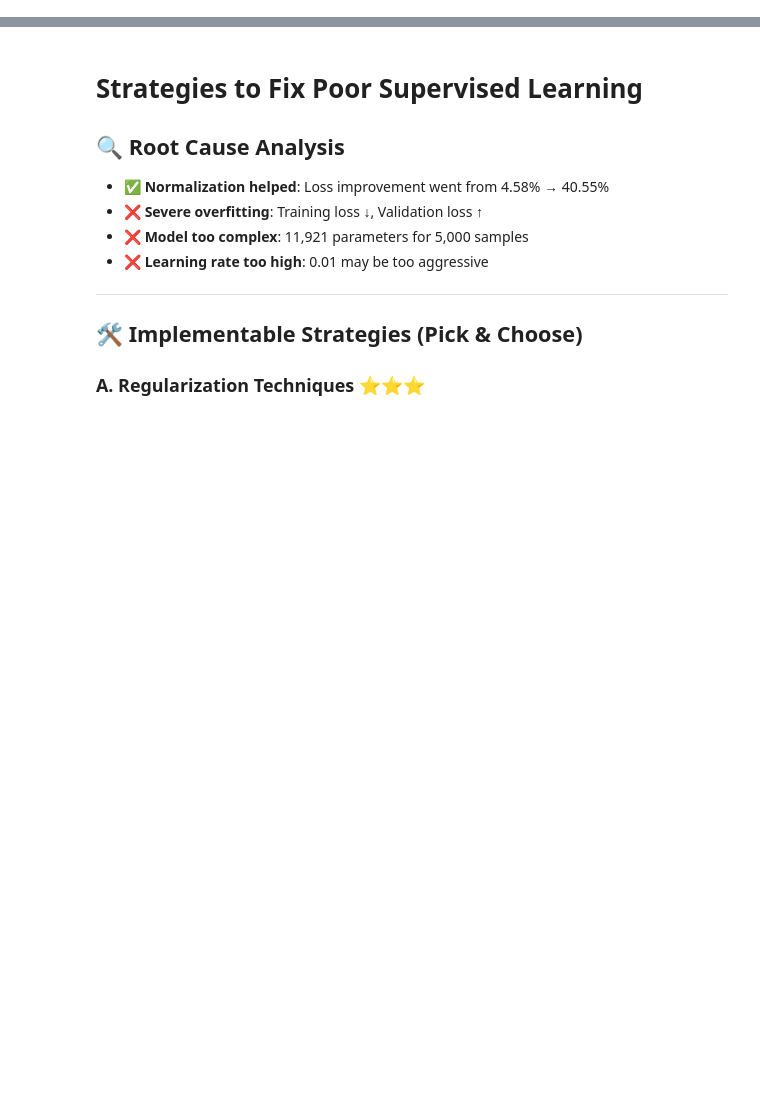
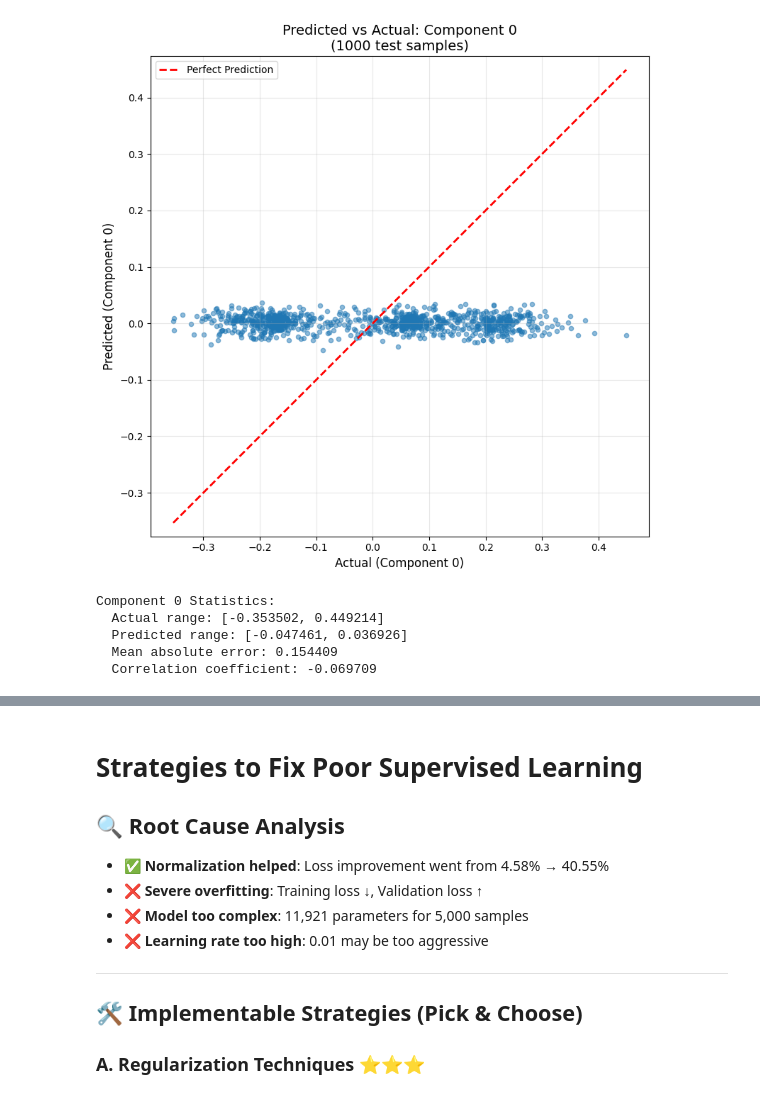
Before and after one commit to TomasSilva/LearningG2, a Jupyter notebook: run_interactive.ipynb, the cells around one changed output, grey strips where cells are left out. Cells and saved outputs as stored; diff of their text form; code cells hidden in the pictures; blank space fills up the shorter version.

```diff
--- a/run_interactive.ipynb
+++ b/run_interactive.ipynb
@@ -128,3 +204,45 @@ np.mean(np.absolute(predicted_g2form_vecs),axis=0)
+# %%
+# Scatter plot comparing predicted vs actual for a selected component
+# Select which component to visualize (change this to any value 0-34)
+component_idx = 0
+# Zero components: [1, 2, 4, 5, 7, 8, 9, 10, 11, 16, 17, 18, 19, 22, 23, 26, 28, 30, 32, 33, 34]
+
+# Extract the selected component from all samples
+actual_values = test_outputs_vecs[:, component_idx].numpy()
+predicted_values = predicted_g2form_vecs[:, component_idx]
+
+# Create scatter plot
+plt.figure(figsize=(8, 8))
+plt.scatter(actual_values, predicted_values, alpha=0.5, s=20)
+
+# Add perfect prediction line (y=x)
+min_val = min(actual_values.min(), predicted_values.min())
+max_val = max(actual_values.max(), predicted_values.max())
+plt.plot([min_val, max_val], [min_val, max_val], 'r--', linewidth=2, label='Perfect Prediction')
+
+# Labels and formatting
+plt.xlabel(f'Actual (Component {component_idx})', fontsize=12)
+plt.ylabel(f'Predicted (Component {component_idx})', fontsize=12)
+plt.title(f'Predicted vs Actual: Component {component_idx}\n({len(actual_values)} test samples)', fontsize=14)
+plt.legend()
+plt.grid(True, alpha=0.3)
+plt.axis('equal')
+plt.tight_layout()
+plt.show()
+
+# Print component statistics
+print(f"Component {component_idx} Statistics:")
+print(f"  Actual range: [{actual_values.min():.6f}, {actual_values.max():.6f}]")
+print(f"  Predicted range: [{predicted_values.min():.6f}, {predicted_values.max():.6f}]")
+print(f"  Mean absolute error: {np.abs(actual_values - predicted_values).mean():.6f}")
+print(f"  Correlation coefficient: {np.corrcoef(actual_values, predicted_values)[0, 1]:.6f}")
+# %% [output]
+[figure, added]
+Component 0 Statistics:
+  Actual range: [-0.353502, 0.449214]
+  Predicted range: [-0.047461, 0.036926]
+  Mean absolute error: 0.154409
+  Correlation coefficient: -0.069709
 # %%
 # Component analysis:
 print("Target value statistics:")
```
Also changed, not shown: parts of 14 cells of this notebook, 6 other files.
